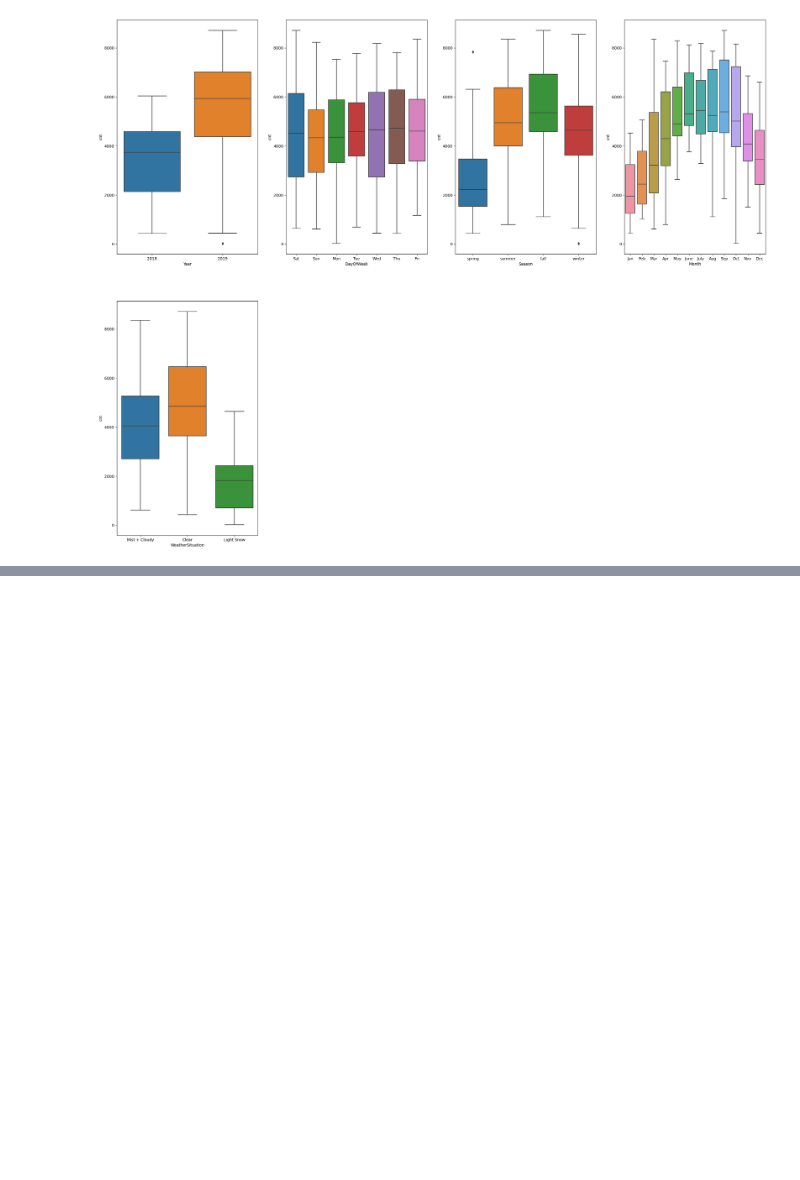
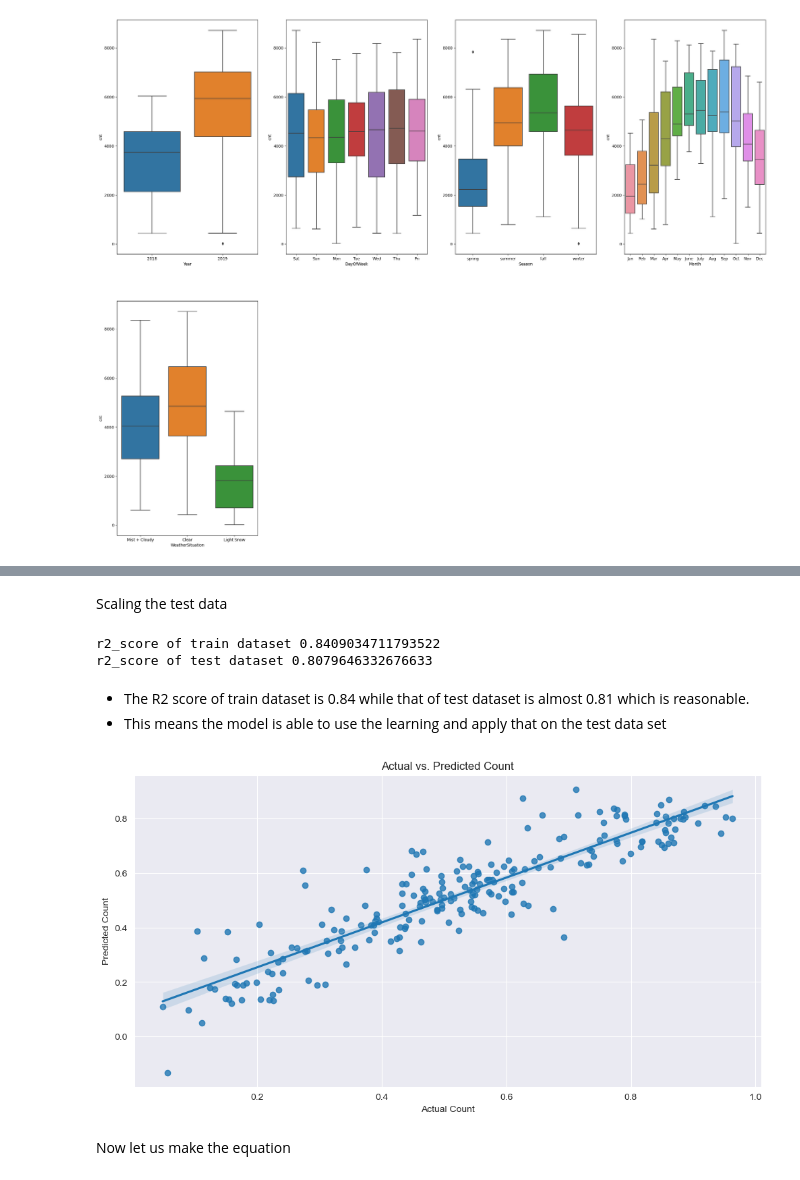
Before and after one commit to vivekbabu/Boombikes-Multi-Linear-Regression, a Jupyter notebook: Boombikes-Multi-Linear-Regression.ipynb, the cells around one changed output, grey strips where cells are left out. Saved outputs shown, nothing was run; the diff lists cells and outputs as text; code cells hidden in the pictures; blank space fills up the shorter version.

```diff
--- a/Boombikes-Multi-Linear-Regression.ipynb
+++ b/Boombikes-Multi-Linear-Regression.ipynb
@@ -349,0 +799,2 @@ day_csv_train.describe()
+# %%
+day_csv_test[scaler_variables] = min_max_scaler.transform(day_csv_test[scaler_variables])
@@ -349,0 +814,3 @@ day_csv_train.describe()
+# %%
+y_test = day_csv_test.pop('cnt')
+X_test = day_csv_test
@@ -349,0 +836,27 @@ day_csv_train.describe()
+# %% [markdown]
+Scaling the test data
+# %%
+X_test = sm.add_constant(X_test[X_train_rfe.columns])
+y_test_pred = lm_4.predict(X_test)
+# %%
+from sklearn.metrics import r2_score
+print('r2_score of train dataset', r2_score(y_train, y_train_pred))
+print('r2_score of test dataset', r2_score(y_test, y_test_pred))
+# %% [output]
+r2_score of train dataset 0.8409034711793522
+r2_score of test dataset 0.8079646332676633
+# %% [markdown]
+- The R2 score of train dataset is 0.84 while that of test dataset is almost 0.81 which is reasonable.
+- This means the model is able to use the learning and apply that on the test data set
+# %%
+plt.figure(figsize = (12,6))
+sns.set_style("darkgrid")
+sns.regplot(x=y_test, y=y_test_pred)
+plt.title('Actual vs. Predicted Count')
+plt.xlabel('Actual Count')
+plt.ylabel('Predicted Count')
+plt.show()
+# %% [output]
+[figure, added]
+# %% [markdown]
+Now let us make the equation
```
Also changed, not shown: parts of 105 cells of this notebook.
